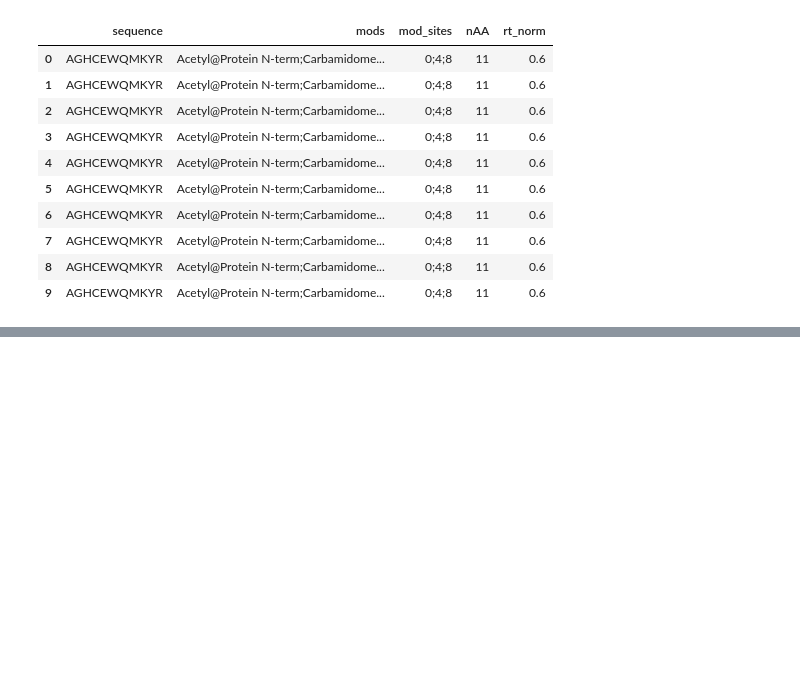
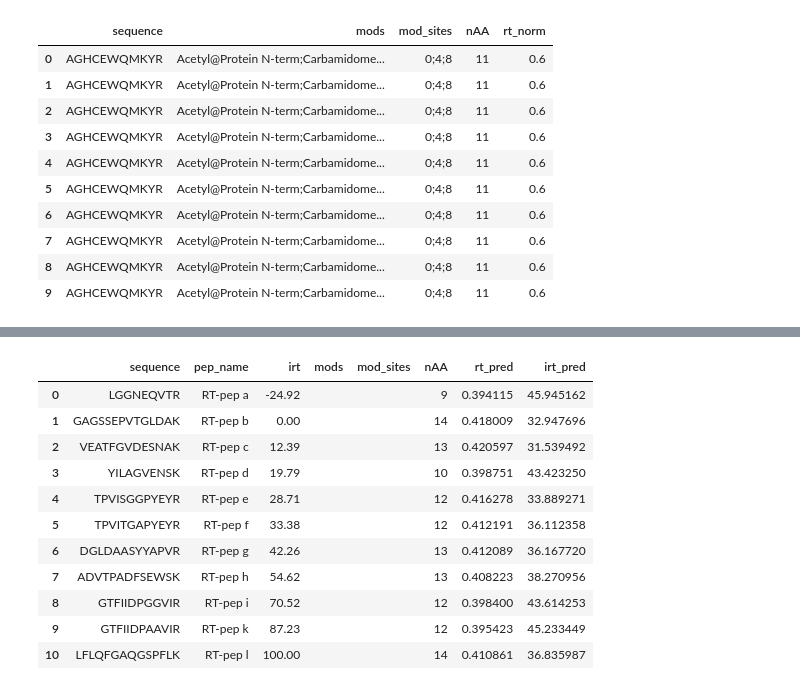
Before and after one commit to MannLabs/alphapeptdeep, a Jupyter notebook: nbdev_nbs/model/RT.ipynb, the cells around one changed output, grey strips where cells are left out. Cells and saved outputs as stored; diff of their text form; code cells hidden in the pictures; blank space fills up the shorter version.

Commit message:
install models;iRT peptides

```diff
--- a/nbdev_nbs/model/RT.ipynb
+++ b/nbdev_nbs/model/RT.ipynb
@@ -55,7 +55,7 @@ class EncDecModelRT(torch.nn.Module):
 #export
 class AlphaRTModel(model_base.ModelImplBase):
     def __init__(self,
-        dropout=0.2, lr=0.001,
+        dropout=0.1, lr=0.001,
     ):
         super().__init__()
         self.build(
@@ -188,0 +203,25 @@ evaluate_linear_regression_plot(df)
+# %%
+#export
+irt_pep = pd.DataFrame(
+    [['LGGNEQVTR', 'RT-pep a', -24.92, '', ''],
+    ['GAGSSEPVTGLDAK', 'RT-pep b', 0.00, '', ''],
+    ['VEATFGVDESNAK', 'RT-pep c', 12.39, '', ''],
+    ['YILAGVENSK', 'RT-pep d', 19.79, '', ''],
+    ['TPVISGGPYEYR', 'RT-pep e', 28.71, '', ''],
+    ['TPVITGAPYEYR', 'RT-pep f', 33.38, '', ''],
+    ['DGLDAASYYAPVR', 'RT-pep g', 42.26, '', ''],
+    ['ADVTPADFSEWSK', 'RT-pep h', 54.62, '', ''],
+    ['GTFIIDPGGVIR', 'RT-pep i', 70.52, '', ''],
+    ['GTFIIDPAAVIR', 'RT-pep k', 87.23, '', ''],
+    ['LFLQFGAQGSPFLK', 'RT-pep l', 100.00, '', '']],
+    columns=['sequence','pep_name','irt', 'mods', 'mod_sites']
+)
+irt_pep['nAA'] = irt_pep.sequence.str.len()
+
+def convert_predicted_rt_to_irt(
+    df:pd.DataFrame, rt_model:AlphaRTModel
+)->np.array:
+    rt_model.predict(irt_pep)
+    _reg = evaluate_linear_regression(irt_pep, x='rt_pred', y='irt')
+    df['irt_pred'] = df.rt_pred*_reg.slope.values[0] + _reg.intercept.values[0]
+    return df
@@ -188,0 +244,18 @@ evaluate_linear_regression_plot(df)
+# %%
+#hide
+irt_pep = model.predict(irt_pep)
+irt_pep = convert_predicted_rt_to_irt(irt_pep, model)
+irt_pep
+# %% [output]
+|  | sequence | pep_name | irt | mods | mod_sites | nAA | rt_pred | irt_pred |
+| 0 | LGGNEQVTR | RT-pep a | -24.92 |  |  | 9 | 0.394115 | 45.945162 |
+| 1 | GAGSSEPVTGLDAK | RT-pep b | 0.00 |  |  | 14 | 0.418009 | 32.947696 |
+| 2 | VEATFGVDESNAK | RT-pep c | 12.39 |  |  | 13 | 0.420597 | 31.539492 |
+| 3 | YILAGVENSK | RT-pep d | 19.79 |  |  | 10 | 0.398751 | 43.423250 |
+| 4 | TPVISGGPYEYR | RT-pep e | 28.71 |  |  | 12 | 0.416278 | 33.889271 |
+| 5 | TPVITGAPYEYR | RT-pep f | 33.38 |  |  | 12 | 0.412191 | 36.112358 |
+| 6 | DGLDAASYYAPVR | RT-pep g | 42.26 |  |  | 13 | 0.412089 | 36.167720 |
+| 7 | ADVTPADFSEWSK | RT-pep h | 54.62 |  |  | 13 | 0.408223 | 38.270956 |
+| 8 | GTFIIDPGGVIR | RT-pep i | 70.52 |  |  | 12 | 0.398400 | 43.614253 |
+| 9 | GTFIIDPAAVIR | RT-pep k | 87.23 |  |  | 12 | 0.395423 | 45.233449 |
+| 10 | LFLQFGAQGSPFLK | RT-pep l | 100.00 |  |  | 14 | 0.410861 | 36.835987 |
```
Also changed, not shown: parts of 6 cells of this notebook, 25 other files.
